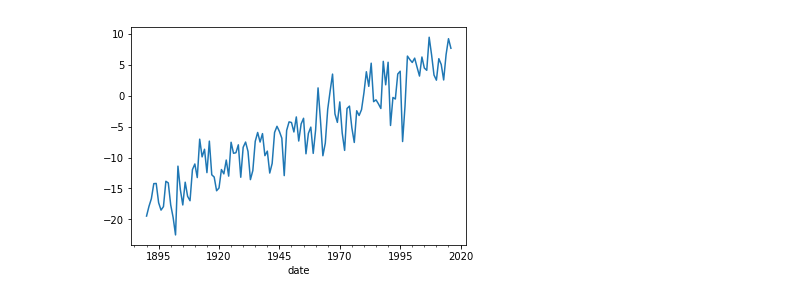
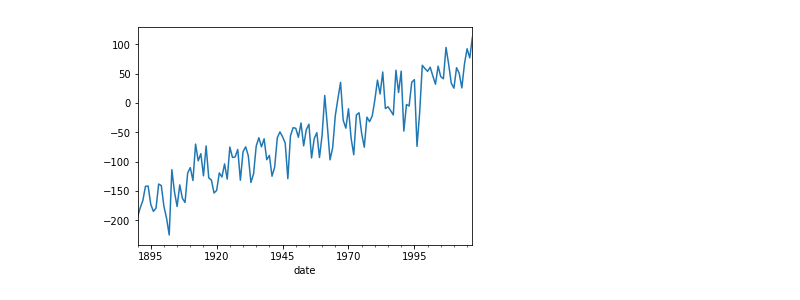
Before and after one commit to openearth/sealevel, a Jupyter notebook: notebooks/analysis/scenarios/scenario-vs-measurements.ipynb, the cells around one changed output. Drawn from its saved outputs; the diff is of its cells as text; code cells hidden in the pictures.

```diff
--- a/notebooks/analysis/scenarios/scenario-vs-measurements.ipynb
+++ b/notebooks/analysis/scenarios/scenario-vs-measurements.ipynb
@@ -18,6 +18,7 @@ ureg = pint.UnitRegistry()
 # TODO: replace with 2017 figures (from HKV update)
 # These are the SLR measurements averaged over 6 tide gauges
 mean_sl_path = pathlib.Path('~/src/sealevel-svn/editorial/2018/mean_sl_plot.csv').expanduser()
+mean_sl_path = pathlib.Path('~/src/sealevel/notebooks/dutch-sea-level-monitor-export-2018-11-22.csv').expanduser()
 # these are the polygons as used in figure 3.26 in KNMI 2014 scenario
 knmi_scenarios_path = pathlib.Path('~/src/sealevel/data/knmi/KNMI14_sealevel_scenarios_by_1year_3polfit.csv').expanduser()
 # %%
@@ -36,11 +37,13 @@ knmi_df.tail()
 | 105 | 2100 | 27.7 | 75.7 | 50.9 | 98.9 | KNMI14 scenarios; Created as 3rd ... | 0.277 | 0.757 | 0.509 | 0.989 |
 # %%
 # read all the scenarios
-slr_df = pd.read_csv(mean_sl_path)
-slr_df['date'] = slr_df['year'].apply(lambda x:dateutil.parser.parse(x))
+# slr_df = pd.read_csv(mean_sl_path)
+slr_df = pd.read_csv(mean_sl_path, comment='#', parse_dates=['date'])
+
+# slr_df['date'] = slr_df['year'].apply(lambda x:dateutil.parser.parse(x))
 slr_df = slr_df.set_index('date')
 # convert to units
-height_mm = slr_df['height'].values * ureg.centimeter
+height_mm = slr_df['height'].values * ureg.millimeter
 height_m = height_mm.to(ureg.meter)
 slr_df['height_m'] = height_m
 slr_df['height'].plot()
@@ -60 +63 @@ mean_sl_between_years(slr_df, 2016, 2017) - mean_sl_between_years(slr_df, 1986,
-[figure, old version]
+[figure, new version]
```
Also changed, not shown: parts of 7 cells of this notebook.
